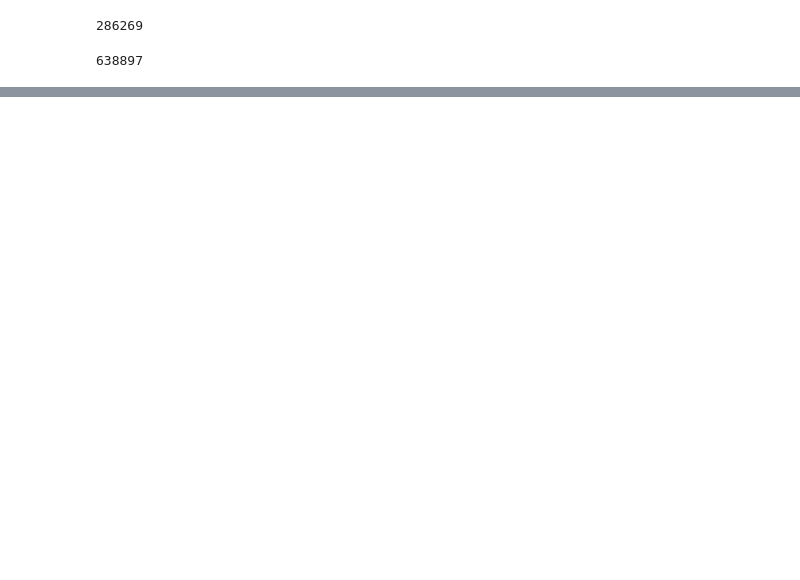
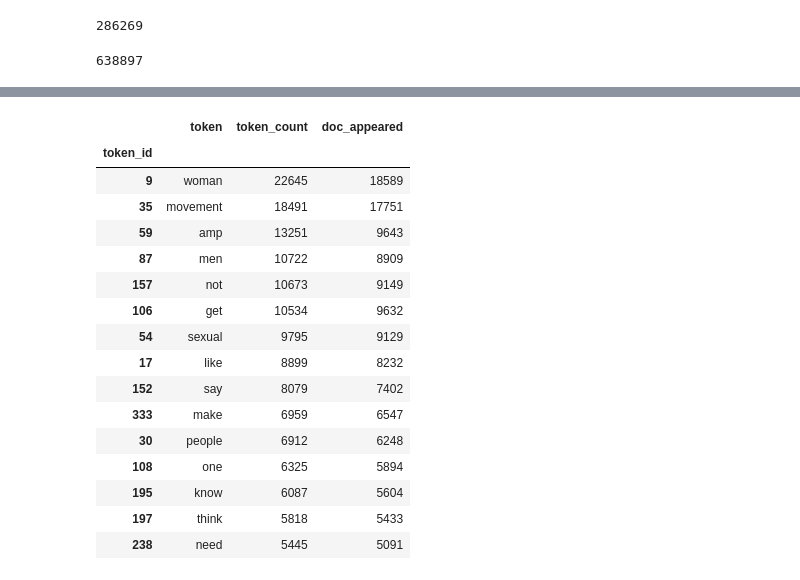
Before and after one commit to shilpakancharla/metoo-classification, a Jupyter notebook: Exploration.ipynb, the cells around one changed output, grey strips where cells are left out. Saved outputs shown, nothing was run; the diff lists cells and outputs as text; code cells hidden in the pictures; blank space fills up the shorter version.

```diff
--- a/Exploration.ipynb
+++ b/Exploration.ipynb
@@ -68,0 +167,10 @@ len(df_2019)
+# %%
+# Replacing n't with not and modifying other features
+df_2019['Short Tweets'] = df_2019['Short Tweets'].str.replace("n't", "not")
+df_2019['Short Tweets'] = df_2019['Short Tweets'].str.replace("'ve", "")
+df_2019['Short Tweets'] = df_2019['Short Tweets'].str.replace("'re", "")
+df_2019['Short Tweets'] = df_2019['Short Tweets'].str.replace("wan na", "wanna")
+df_2019['Short Tweets'] = df_2019['Short Tweets'].str.replace("gon na", "gonna")
+df_2019['Short Tweets'] = df_2019['Short Tweets'].str.replace(" '", "")
+df_2019['Short Tweets'] = df_2019['Short Tweets'].str.replace("' ", "")
+df_2019.head()
@@ -68,0 +184,25 @@ len(df_2019)
+# %%
+# Apply tokenize function
+df_2019['Tokenized'] = df_2019[df_2019['Short Tweets'].notna()]['Short Tweets'].apply(tokenize)
+df_2019['Lemma Final Token'] = df_2019[df_2019['Lemmatized'].notna()]['Lemmatized'].apply(tokenize)
+token_2019 = get_token_frequency(df_2019['Tokenized'])
+token_2019 = token_2019.sort_values(by = 'token_count', ascending = False)
+token_2019.head(15)
+# %% [output]
+|  | token | token_count | doc_appeared |
+| token_id |  |  |  |
+| 9 | woman | 22645 | 18589 |
+| 35 | movement | 18491 | 17751 |
+| 59 | amp | 13251 | 9643 |
+| 87 | men | 10722 | 8909 |
+| 157 | not | 10673 | 9149 |
+| 106 | get | 10534 | 9632 |
+| 54 | sexual | 9795 | 9129 |
+| 17 | like | 8899 | 8232 |
+| 152 | say | 8079 | 7402 |
+| 333 | make | 6959 | 6547 |
+| 30 | people | 6912 | 6248 |
+| 108 | one | 6325 | 5894 |
+| 195 | know | 6087 | 5604 |
+| 197 | think | 5818 | 5433 |
+| 238 | need | 5445 | 5091 |
```
Also changed, not shown: parts of 18 cells of this notebook.
